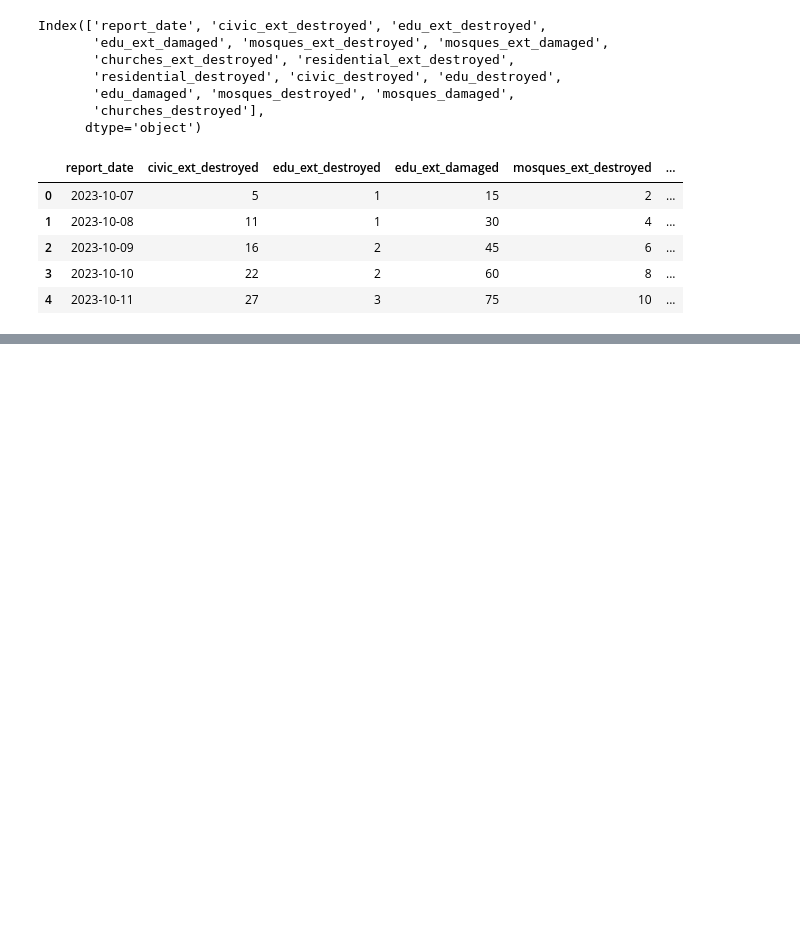
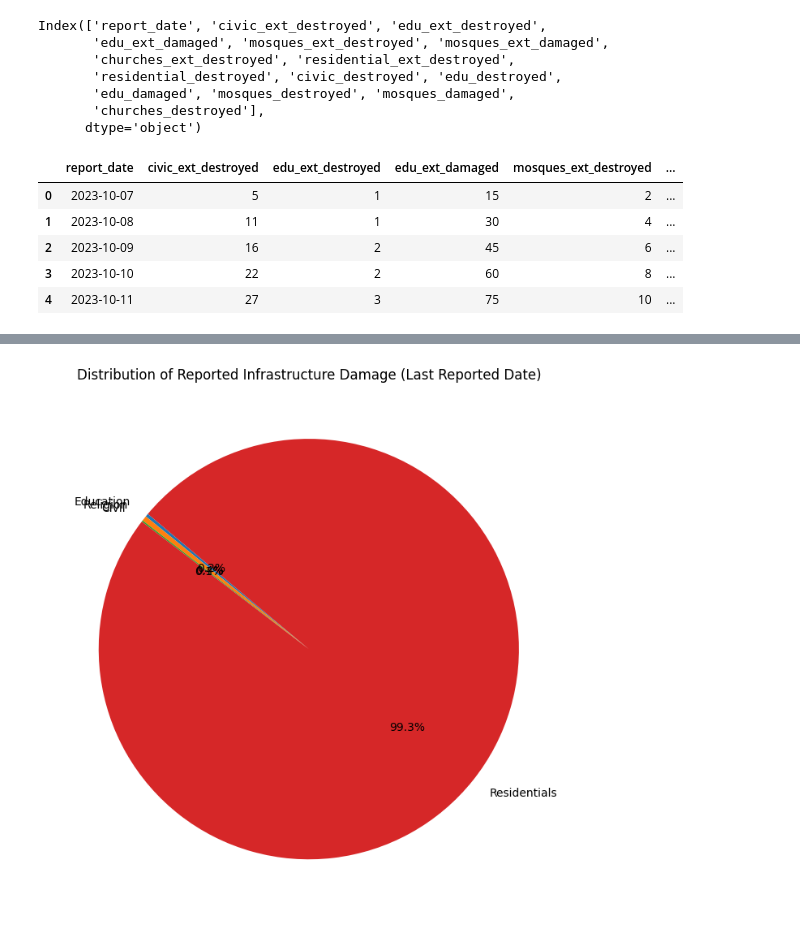
Before and after one commit to MIT-Emerging-Talent/ET6-CDSP-group-03-repo, a Jupyter notebook: 3_data_exploration/infrastracture_damaged_analysis.ipynb, the cells around one changed output, grey strips where cells are left out. Saved outputs shown, nothing was run; the diff lists cells and outputs as text; code cells hidden in the pictures; blank space fills up the shorter version.

```diff
--- a/3_data_exploration/infrastracture_damaged_analysis.ipynb
+++ b/3_data_exploration/infrastracture_damaged_analysis.ipynb
@@ -49,0 +52,26 @@ plt.show()
+# %%
+# Select the last row of the DataFrame
+last_row = df.iloc[-1]
+
+# Calculate values for each category
+education = last_row['edu_ext_destroyed'] + last_row['edu_ext_damaged']
+religion = (
+    last_row['mosques_ext_destroyed'] +
+    last_row['mosques_ext_damaged'] +
+    last_row['churches_ext_destroyed']
+)
+civil = last_row['civic_ext_destroyed']
+residentials = last_row['residential_ext_destroyed']
+
+# Create data and labels
+values = [education, religion, civil, residentials]
+labels = ['Education', 'Religion', 'Civil', 'Residentials']
+
+# Plot pie chart
+plt.figure(figsize=(7, 7))
+plt.pie(values, labels=labels, autopct='%1.1f%%', startangle=140)
+plt.title('Distribution of Reported Infrastructure Damage (Last Reported Date)')
+plt.tight_layout()
+plt.show()
+# %% [output]
+[figure, added]
```
Also changed, not shown: parts of 8 cells of this notebook.
